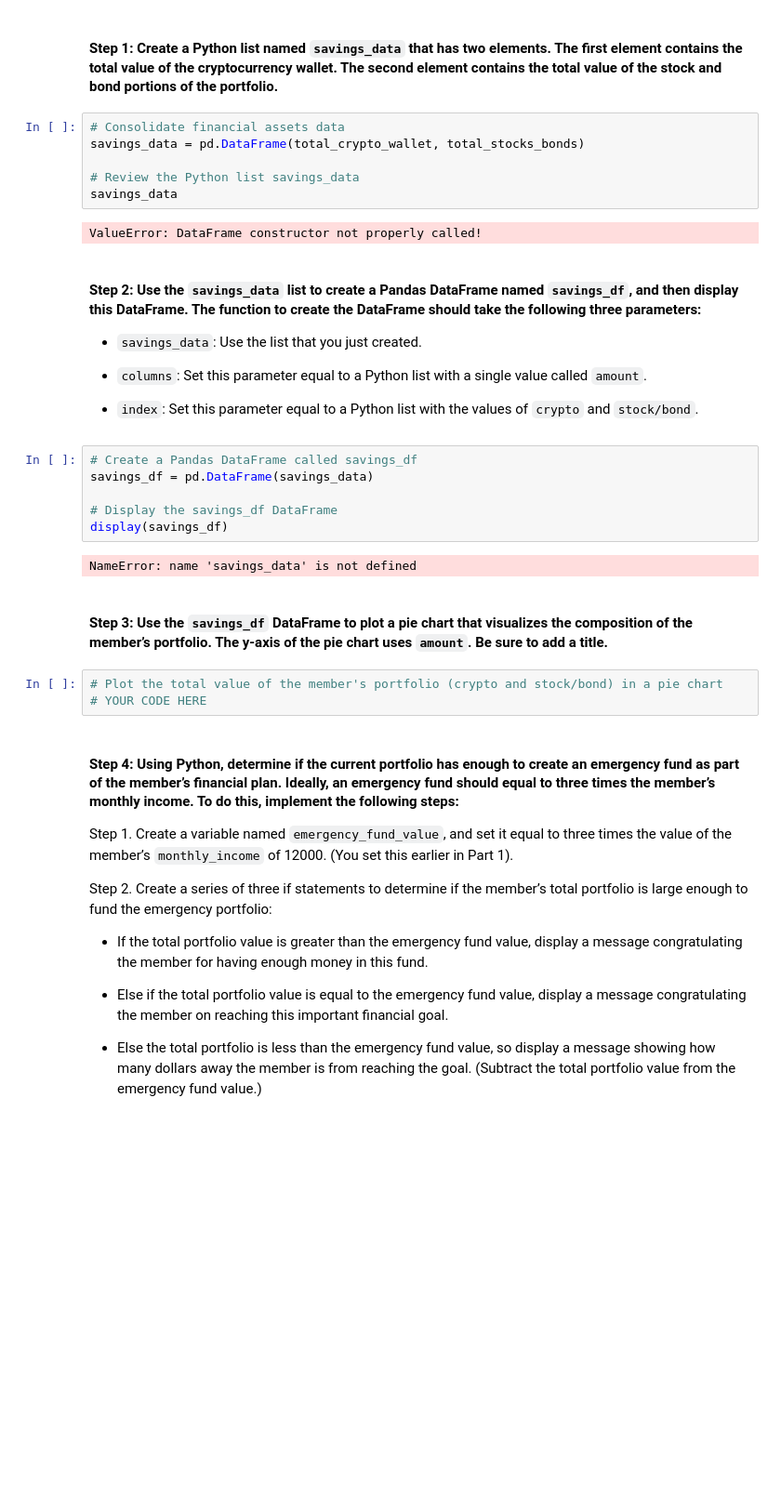
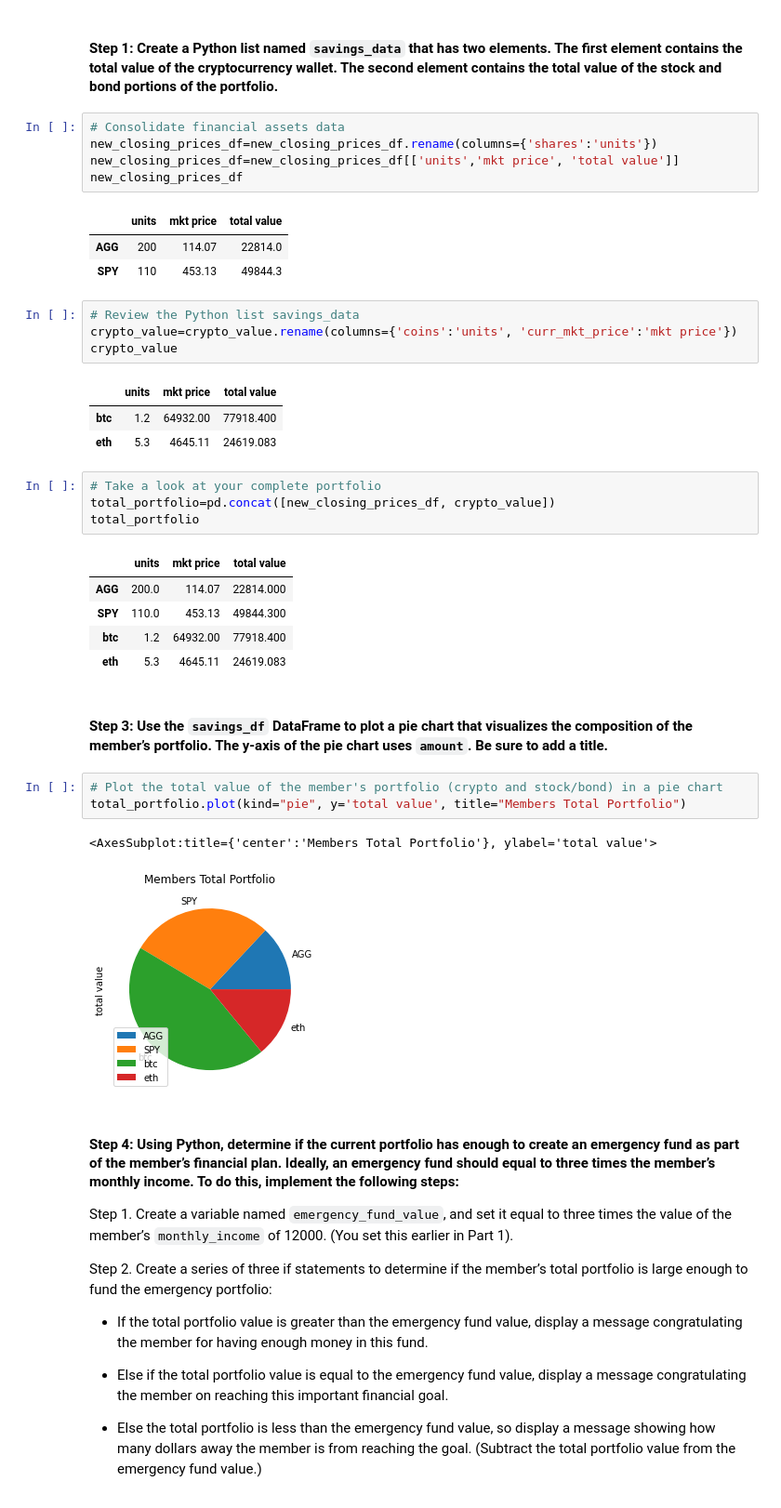
Before and after one commit to anythingelse-sf/monte_carlo_forecast, a Jupyter notebook: financial_planning_tools.ipynb, the cells around one changed output. Shown at 93% size. Drawn from its saved outputs; the diff is of its cells as text; blank space fills up the shorter version.

```diff
--- a/financial_planning_tools.ipynb
+++ b/financial_planning_tools.ipynb
@@ -318,34 +268,40 @@ total_portfolio
 # %% [markdown]
 #### Step 1: Create a Python list named `savings_data` that has two elements. The first element contains the total value of the cryptocurrency wallet. The second element contains the total value of the stock and bond portions of the portfolio.
-# %%
-# Consolidate financial assets data
-savings_data = pd.DataFrame(total_crypto_wallet, total_stocks_bonds)
-
-# Review the Python list savings_data
-savings_data
-# %% [output]
-ValueError: DataFrame constructor not properly called!
-# %% [markdown]
-#### Step 2: Use the `savings_data` list to create a Pandas DataFrame named `savings_df`, and then display this DataFrame. The function to create the DataFrame should take the following three parameters:
-
-- `savings_data`: Use the list that you just created.
-
-- `columns`: Set this parameter equal to a Python list with a single value called `amount`.
-
-- `index`: Set this parameter equal to a Python list with the values of `crypto` and `stock/bond`.
-# %%
-# Create a Pandas DataFrame called savings_df
-savings_df = pd.DataFrame(savings_data)
-
-# Display the savings_df DataFrame
-display(savings_df)
-# %% [output]
-NameError: name 'savings_data' is not defined
+# %%
+# Consolidate financial assets data
+new_closing_prices_df=new_closing_prices_df.rename(columns={'shares':'units'})
+new_closing_prices_df=new_closing_prices_df[['units','mkt price', 'total value']]
+new_closing_prices_df
+# %% [output]
+|  | units | mkt price | total value |
+| AGG | 200 | 114.07 | 22814.0 |
+| SPY | 110 | 453.13 | 49844.3 |
+# %%
+# Review the Python list savings_data
+crypto_value=crypto_value.rename(columns={'coins':'units', 'curr_mkt_price':'mkt price'})
+crypto_value
+# %% [output]
+|  | units | mkt price | total value |
+| btc | 1.2 | 64932.00 | 77918.400 |
+| eth | 5.3 | 4645.11 | 24619.083 |
+# %%
+# Take a look at your complete portfolio
+total_portfolio=pd.concat([new_closing_prices_df, crypto_value])
+total_portfolio
+# %% [output]
+|  | units | mkt price | total value |
+| AGG | 200.0 | 114.07 | 22814.000 |
+| SPY | 110.0 | 453.13 | 49844.300 |
+| btc | 1.2 | 64932.00 | 77918.400 |
+| eth | 5.3 | 4645.11 | 24619.083 |
 # %% [markdown]
 #### Step 3: Use the `savings_df` DataFrame to plot a pie chart that visualizes the composition of the member’s portfolio. The y-axis of the pie chart uses `amount`. Be sure to add a title.
 # %%
 # Plot the total value of the member's portfolio (crypto and stock/bond) in a pie chart
-# YOUR CODE HERE
+total_portfolio.plot(kind="pie", y='total value', title="Members Total Portfolio")
+# %% [output]
+<AxesSubplot:title={'center':'Members Total Portfolio'}, ylabel='total value'>
+[figure, added]
 # %% [markdown]
 #### Step 4: Using Python, determine if the current portfolio has enough to create an emergency fund as part of the member’s financial plan. Ideally, an emergency fund should equal to three times the member’s monthly income. To do this, implement the following steps:
 
```
Also changed, not shown: parts of 36 cells of this notebook.
